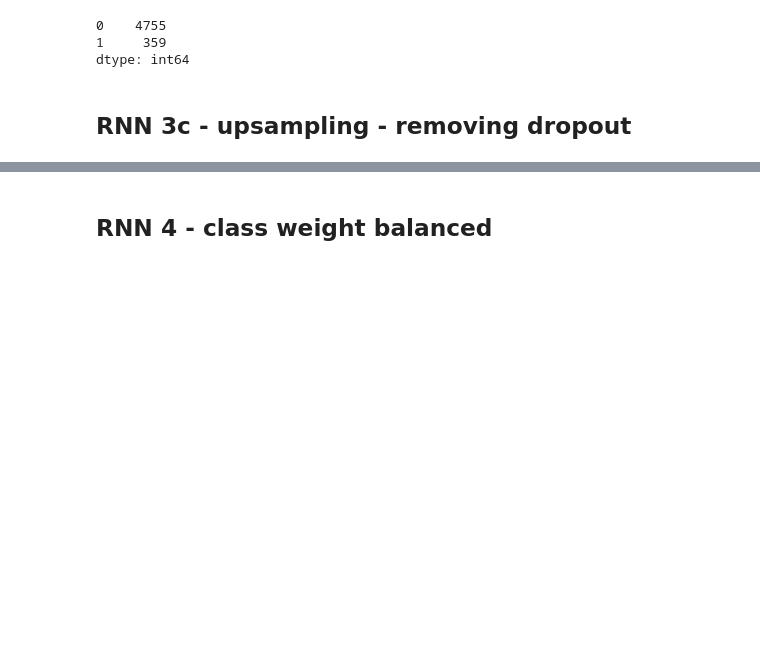
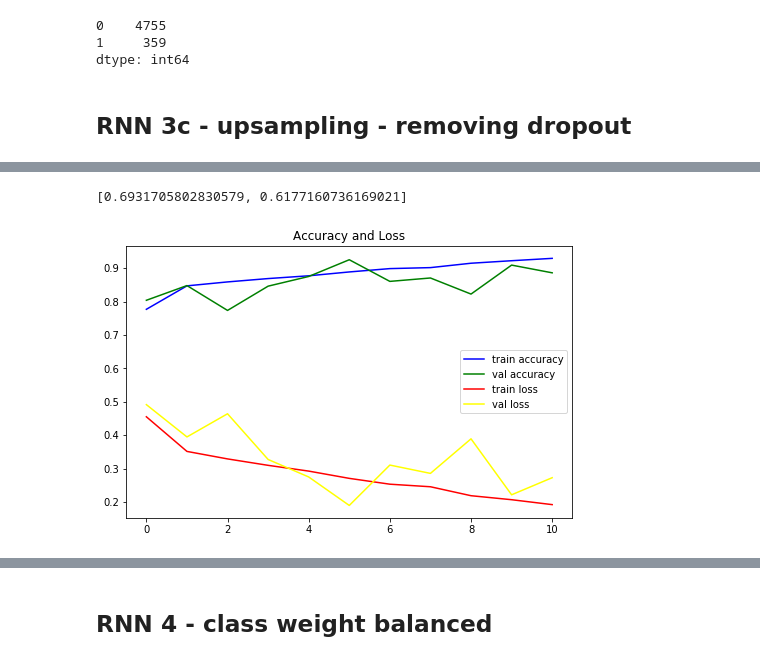
Before and after one commit to mguptaphd/Twitter-Hate-Classification-Project, a Jupyter notebook: RNN-Early-Model-Comparisons.ipynb, the cells around one changed output, grey strips where cells are left out. Saved outputs shown, nothing was run; the diff lists cells and outputs as text; code cells hidden in the pictures; blank space fills up the shorter version.

```diff
--- a/RNN-Early-Model-Comparisons.ipynb
+++ b/RNN-Early-Model-Comparisons.ipynb
@@ -781,0 +932,22 @@ y_adj_val3c, cm3c = adjust_threshold_and_score(y_val, y_val_prob3c, .8, RNN = Tr
+# %%
+model3d = Sequential()
+
+filepath = 'results/RNN/weights.best.hdf5'
+
+callbacks = [EarlyStopping(monitor='val_loss', patience = 5),
+             ReduceLROnPlateau(monitor='val_loss', patience = 5),
+             ModelCheckpoint(filepath, save_best_only = True, save_weights_only = True)]
+
+model3d.add(Embedding(num_words, 100, weights=[embedding_matrix], input_length= 39, trainable=False))
+
+model3d.add(LSTM(32, activation='relu', return_sequences=True))
+model3d.add(BatchNormalization())
+
+model3d.add(LSTM(64, activation='relu'))
+model3d.add(BatchNormalization())
+
+model3d.add(Dense(1, activation='sigmoid'))
+
+model3d.compile(loss='binary_crossentropy', optimizer = Adam(lr=.0001), metrics=['accuracy'])
+
+print(model3d.summary())
@@ -781,0 +975,7 @@ y_adj_val3c, cm3c = adjust_threshold_and_score(y_val, y_val_prob3c, .8, RNN = Tr
+# %%
+history = model3d.fit(X_train_up,
+                    y_train_up,
+                    epochs=100,
+                    batch_size=50,
+                    callbacks=callbacks,
+                    validation_data=(X_val, y_val))
@@ -781,0 +1000,14 @@ y_adj_val3c, cm3c = adjust_threshold_and_score(y_val, y_val_prob3c, .8, RNN = Tr
+# %%
+plt.figure(figsize=(8,5))
+
+plt.plot(model3d.history.history['acc'], color='blue', label='train accuracy')
+plt.plot(model3d.history.history['val_acc'], color='green', label='val accuracy')
+
+plt.plot(model3d.history.history['loss'], color='red', label='train loss')
+plt.plot(model3d.history.history['val_loss'], color = 'yellow', label='val loss')
+
+plt.title("Accuracy and Loss")
+plt.legend()
+
+model.evaluate(X_val, y_val)
+# %% [output]
@@ -781,0 +1015,2 @@ y_adj_val3c, cm3c = adjust_threshold_and_score(y_val, y_val_prob3c, .8, RNN = Tr
+[0.6931705802830579, 0.6177160736169021]
+[figure, added]
```
Also changed, not shown: parts of 60 cells of this notebook, 12 other files.
